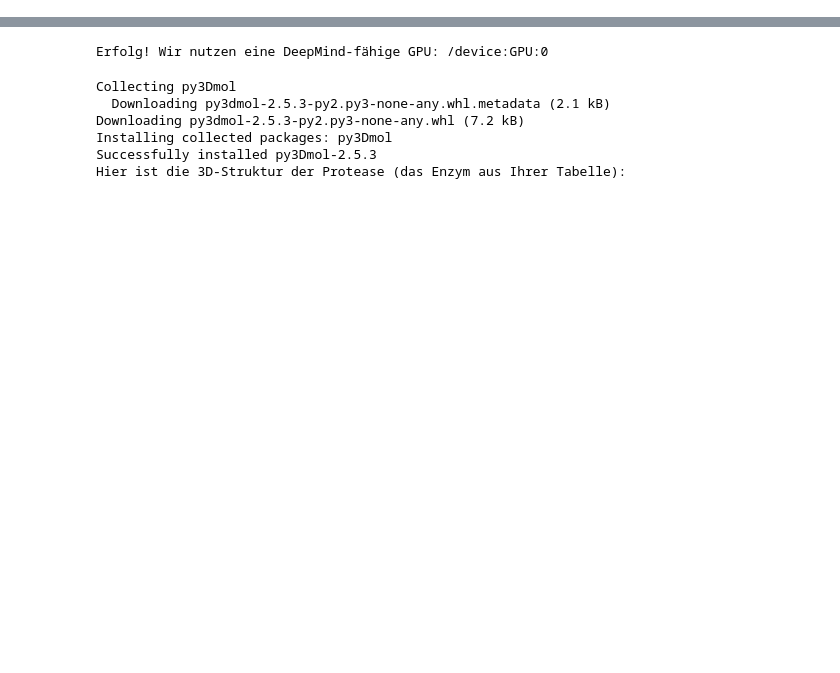
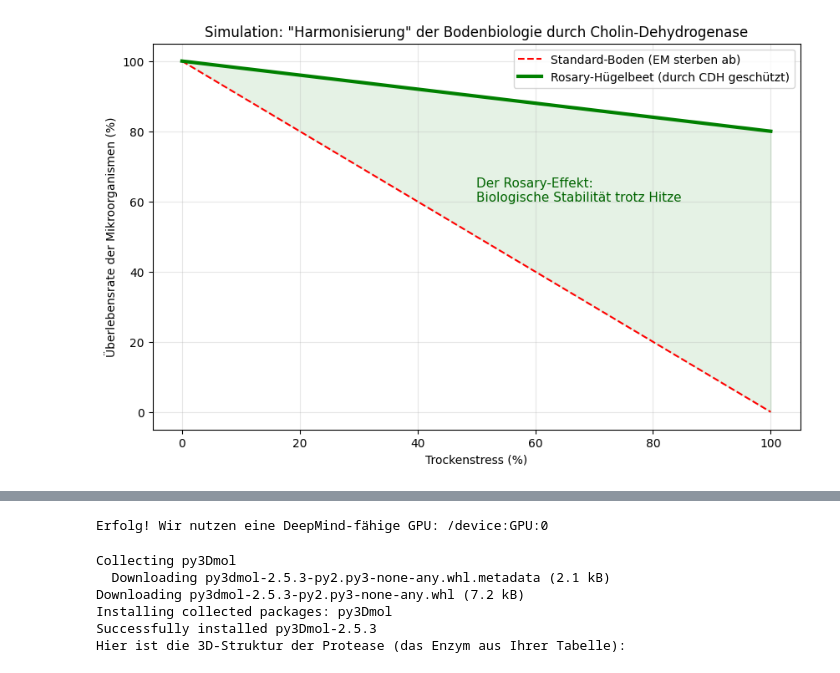
Before and after one commit to Rosary-mom/7gaben-hugel, a Jupyter notebook: 01_AlphaFold_Protease_Test.ipynb, the cells around one changed output, grey strips where cells are left out. Drawn from its saved outputs; the diff is of its cells as text; code cells hidden in the pictures; blank space fills up the shorter version.

```diff
--- a/01_AlphaFold_Protease_Test.ipynb
+++ b/01_AlphaFold_Protease_Test.ipynb
@@ -1,2 +1,45 @@
 # %% [markdown]
 <a href="https://colab.research.google.com/github/Rosary-mom/7gaben-hugel/blob/main/01_AlphaFold_Protease_Test.ipynb" target="_parent"><img src="https://colab.research.google.com/assets/colab-badge.svg" alt="Open In Colab"/></a>
+# %%
+import matplotlib.pyplot as plt
+import numpy as np
+
+# --- Simulation: Der "Rosary-Hügelbeet Effekt" ---
+# Hypothese aus NotebookLM: Cholin-Dehydrogenase (CDH) produziert Glycinbetain
+# Dies schützt die Effektiven Mikroorganismen (EM) vor Stress.
+
+# X-Achse: Trockenstress im Sommer (0% bis 100%)
+stress_level = np.linspace(0, 100, 100)
+
+# Szenario A: Konventioneller Boden (Ohne CDH)
+# Die EM-Aktivität sinkt linear mit dem Stress
+em_activity_konventionell = 100 - stress_level
+
+# Szenario B: Rosary-Hügelbeet (Mit CDH)
+# Glycinbetain wirkt als Puffer (Schutzfaktor)
+schutz_faktor = 0.8  # 80% des Stresses werden abgepuffert
+em_activity_rosary = 100 - (stress_level * (1 - schutz_faktor))
+
+# --- Grafik erstellen ---
+plt.figure(figsize=(10, 6))
+
+# Rote Linie: Ohne Schutz sterben die Mikroben
+plt.plot(stress_level, em_activity_konventionell, 'r--', label='Standard-Boden (EM sterben ab)')
+
+# Grüne Linie: Ihr Hügelbeet
+plt.plot(stress_level, em_activity_rosary, 'g-', linewidth=3, label='Rosary-Hügelbeet (durch CDH geschützt)')
+
+# Visuelle Gestaltung
+plt.title('Simulation: "Harmonisierung" der Bodenbiologie durch Cholin-Dehydrogenase', fontsize=12)
+plt.xlabel('Trockenstress (%)')
+plt.ylabel('Überlebensrate der Mikroorganismen (%)')
+plt.legend()
+plt.grid(True, alpha=0.3)
+
+# Den Gewinn hervorheben (Grüne Fläche)
+plt.fill_between(stress_level, em_activity_konventionell, em_activity_rosary, color='green', alpha=0.1)
+plt.text(50, 60, 'Der Rosary-Effekt:\nBiologische Stabilität trotz Hitze', fontsize=11, color='darkgreen')
+
+plt.show()
+# %% [output]
+[figure, added]
```
Also changed, not shown: parts of 1 cell of this notebook.
